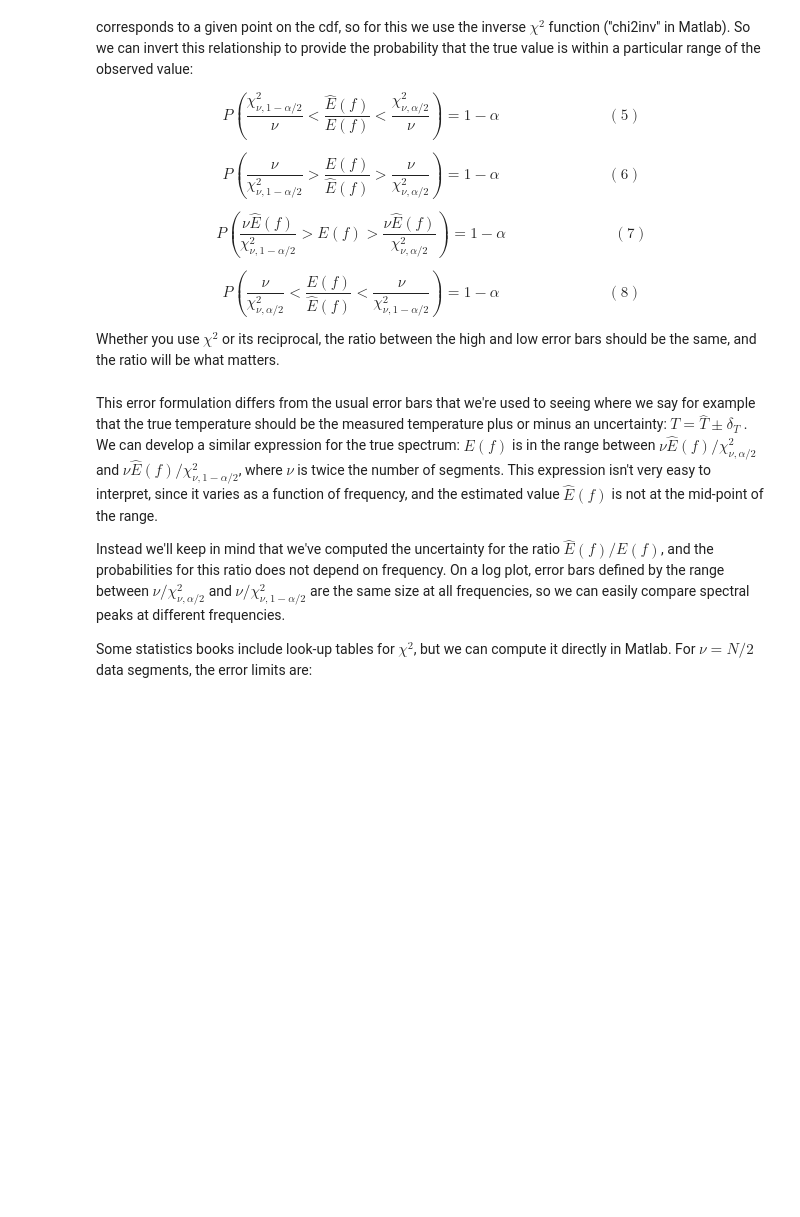
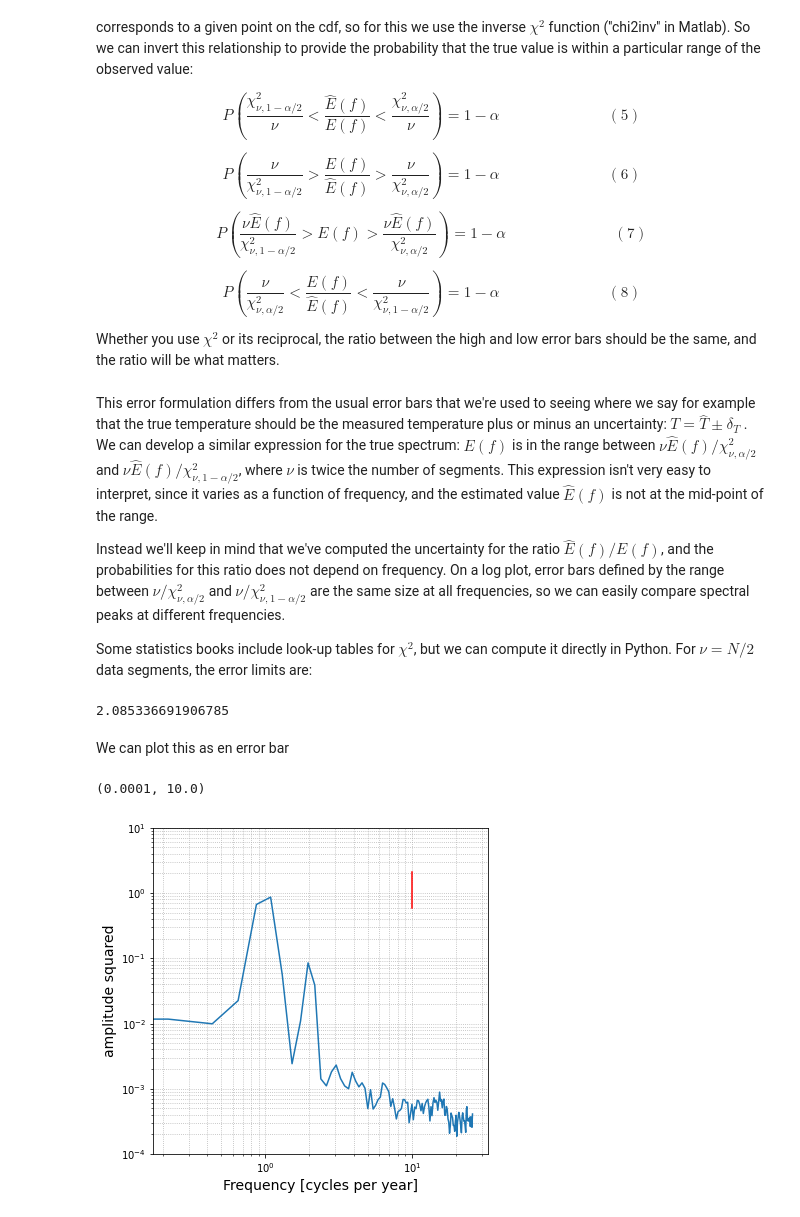
Before and after one commit to laspg/SIO221A, a Jupyter notebook: notebooks/lectures/lecture08.ipynb, the cells around one changed output. Cells and saved outputs as stored; diff of their text form; code cells hidden in the pictures; blank space fills up the shorter version.

```diff
--- a/notebooks/lectures/lecture08.ipynb
+++ b/notebooks/lectures/lecture08.ipynb
@@ -485,4 +485,28 @@ $\nu/\chi_{\nu,1-\alpha/2}^2$ are the same size at all frequencies, so we can
 easily compare spectral peaks at different frequencies.
 
 Some statistics books include look-up tables for $\chi^2$, but we can compute
-it directly in Matlab.  For $\nu=N/2$ data segments, the error limits are:
+it directly in Python.  For $\nu=N/2$ data segments, the error limits are:
+# %%
+from scipy.stats.distributions import chi2
+
+nu = 2*M # nu equals twice the number of segments
+error_high = nu/chi2.ppf(0.05/2, df=nu)
+error_low = nu/chi2.ppf(1-0.05/2, df=nu)
+# %%
+error_high
+# %% [output]
+2.085336691906785
+# %% [markdown]
+We can plot this as en error bar
+# %%
+factor = 1
+plt.figure(figsize=(6,6))
+plt.loglog(freq_segments, amp_hanning.mean(axis=0))
+plt.loglog([10, 10], np.array([error_low, error_high])*factor, color='r')
+plt.xlabel('Frequency [cycles per year]', fontsize=14)
+plt.ylabel('amplitude squared', fontsize=14)
+plt.grid(which='both', ls='dotted')
+plt.ylim([1e-4, 1e1])
+# %% [output]
+(0.0001, 10.0)
+[figure, added]
```
Also changed, not shown: parts of 6 cells of this notebook.
